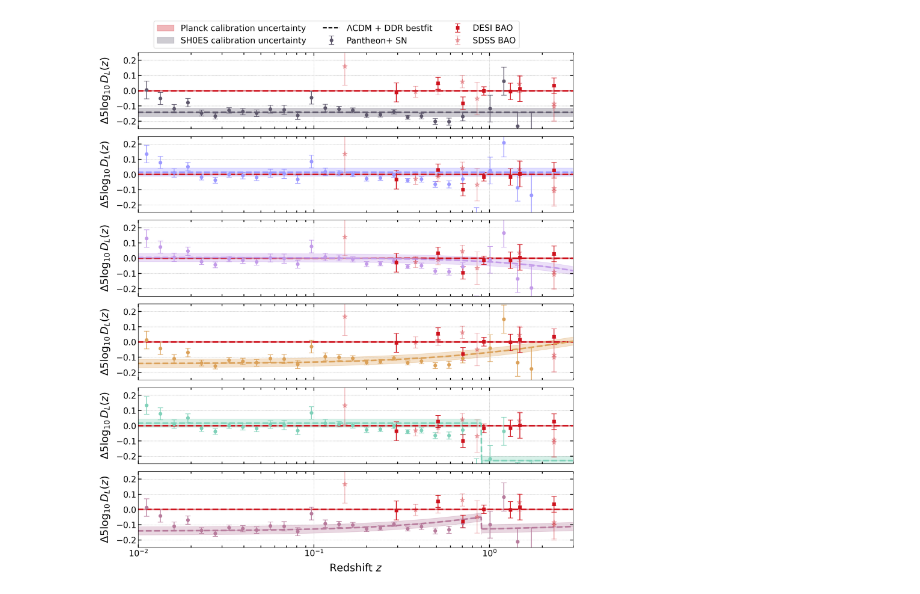
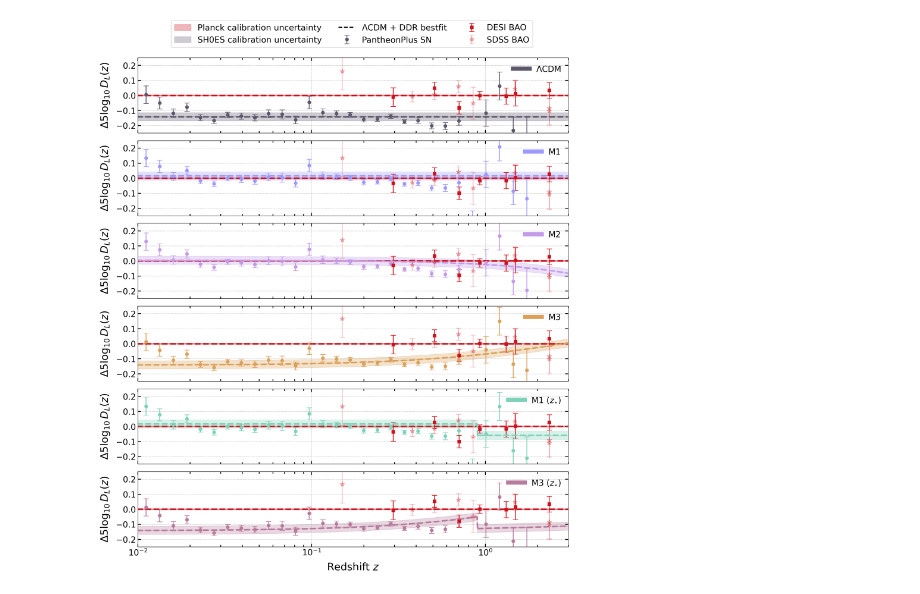
Before and after one commit to elsateixeira/class_ddr, a Jupyter notebook: DDR_FIGURES/Figure1.ipynb, the cells around one changed output. Drawn from its saved outputs; the diff is of its cells as text; code cells hidden in the pictures.

Commit message:
add figure 2 and changes in labels

```diff
--- a/DDR_FIGURES/Figure1.ipynb
+++ b/DDR_FIGURES/Figure1.ipynb
@@ -41,7 +41,7 @@ mu_obs_SDSS=data.SDSS()
 cosmo_param_values = {
     'eta': [0., 1., 2., 3., 4., 5.],
     'a0': [0., 0.075, 0.070, 0.049, 0.076, 0.066],
-    'a1': [0., 0., -0.014, 0., -0.039, 0.010],
+    'a1': [0., 0., -0.014, 0., 0.039, 0.010],
     'H0': [0.6889, 0.6800, 0.6818, 0.6910, 0.6793, 0.6908],
     'ombh2': [0.02265, 0.02246, 0.02249, 0.02267, 0.02245, 0.02267],
     'omch2': [0.11684, 0.11864, 0.11824, 0.11634, 0.11879, 0.11638],
@@ -185,6 +185,7 @@ hh = '#B77B9C' #magenta
 ii = '#7594FA' #blue
 
 colors = [dd,cc,aa,gg,ff,hh]
+labels = [r'$\Lambda$CDM', 'M1', 'M2', 'M3', 'M1 ($z_{\star}$)', 'M3 ($z_{\star}$)']
 
 fig, axes = plt.subplots(6, 1, figsize=(13, 15), sharex=True)
 
@@ -196,7 +197,7 @@ for i, ax in enumerate(axes):
     ax.grid(lw=0.5, ls='--')
 
     # Plot with error bars for each index
-    ax.errorbar(mu_obs_SN['z'], delta_mu_SN_ddr_array[i], yerr=mu_obs_SN['error'], fmt='o', capsize=5, label='Pantheon+ SN', color=colors[i])
+    ax.errorbar(mu_obs_SN['z'], delta_mu_SN_ddr_array[i], yerr=mu_obs_SN['error'], fmt='o', capsize=5, label='PantheonPlus SN', color=colors[i])
     ax.errorbar(mu_obs_DESI['z'], delta_mu_DESI_array[i], yerr=mu_obs_DESI['error'], fmt='s', capsize=5, label='DESI BAO', color=rr)
     ax.errorbar(mu_obs_SDSS['z'], delta_mu_SDSS_array[i], yerr=mu_obs_SDSS['error'], fmt='*', capsize=5, markersize=10, label='SDSS BAO', color=rr, alpha=0.3)
 
@@ -205,33 +206,39 @@ for i, ax in enumerate(axes):
     ax.fill_between(z, delta_mu_DESI_pl[i], delta_mu_DESI_max_pl[i], where=(delta_mu_DESI_max_pl[i] > delta_mu_DESI_pl[i]), color=rr, alpha=0.3,label='Planck calibration uncertainty')
     ax.fill_between(z, delta_mu_DESI_pl[i], delta_mu_DESI_min_pl[i], where=(delta_mu_DESI_min_pl[i] < delta_mu_DESI_pl[i]), color=rr, alpha=0.3)
 
     ax.plot(z, delta_mu_SN_pl[i], c=colors[i], lw=lw, ls='--')
     ax.fill_between(z, delta_mu_SN_pl[i], delta_mu_SN_max_pl[i], where=(delta_mu_SN_max_pl[i] > delta_mu_SN_pl[i]), color=colors[i], alpha=0.3,label='SH0ES calibration uncertainty')
     ax.fill_between(z, delta_mu_SN_pl[i], delta_mu_SN_min_pl[i], where=(delta_mu_SN_min_pl[i] < delta_mu_SN_pl[i]), color=colors[i], alpha=0.3)
 
     # Add label
     ax.plot(z + 5, 100 * delta_mu_SN_pl[i], c='k', lw=2, ls='--', label=r'$\Lambda$CDM + DDR bestfit')
 
     ax.tick_params(axis='both', which='both', labelsize=16)
     ax.xaxis.set_tick_params(which='major', size=6, width=1.5, direction='in', top=True)
     ax.xaxis.set_tick_params(which='minor', size=4, width=1.5, direction='in', top=True)
     ax.yaxis.set_tick_params(which='major', size=6, width=1.5, direction='in', right=True)
     ax.yaxis.set_tick_params(which='minor', size=4, width=1.5, direction='in', right=True)
 
     ax.set_xlim(0.01, 3)
     ax.set_ylim(-0.25, 0.25)  # Y-axis limit updated
     ax.set_yticks([-0.2, -0.1, 0, 0.1, 0.2])  # Set specific ticks at -0.2, -0.1, 0, 0.1, 0.2 (to evaluate)
 
+    # Set individual model labels
+    handle = ax.plot([], [], color=colors[i], lw=8, label=labels[i])[0]
+    ax.legend([handle], [labels[i]], loc='upper right', fontsize=16, frameon=False)
+
 # Set x-label only for the last subplot
 axes[-1].set_xlabel(r'Redshift $z$', size=20, labelpad=10)
 
 plt.rcParams['font.size'] = 14
 plt.rcParams['axes.linewidth'] = 2
 handles, labels = axes[0].get_legend_handles_labels()
-fig.legend(handles, labels, loc='upper center', ncol=3, fontsize=16, frameon=True)
+new_handles = [handles[0],handles[1],handles[2],handles[4],handles[5],handles[6]]
+new_labels = [labels[0],labels[1],labels[2],labels[4],labels[5],labels[6]]
+fig.legend(new_handles, new_labels, loc='upper center', ncol=3, fontsize=16, frameon=True,bbox_to_anchor=(0.038, 0.96, 1, 0.05))
 fig.tight_layout(rect=[0, 0, 1, 0.95])  # Leaves space for the legend
 fig.subplots_adjust(hspace=0.1)  # Increased hspace for more spacing between subplots
-plt.savefig('sn_bao_eta0_panels.pdf', transparent=True)
+plt.savefig('sn_bao_lcdm_panels.pdf', transparent=True)
 plt.show()
 # %% [output]
-[figure, old version]
+[figure, new version]
```
Also changed, not shown: 4 other files.
